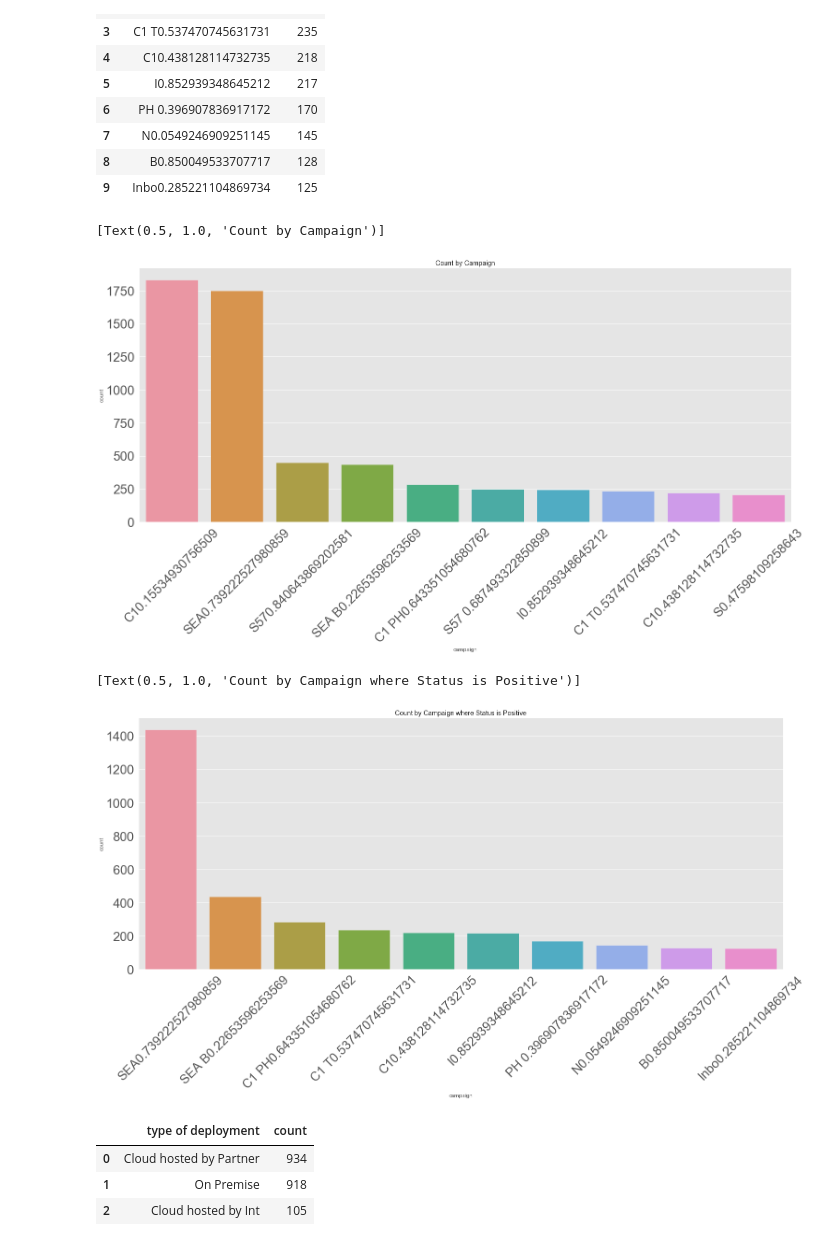
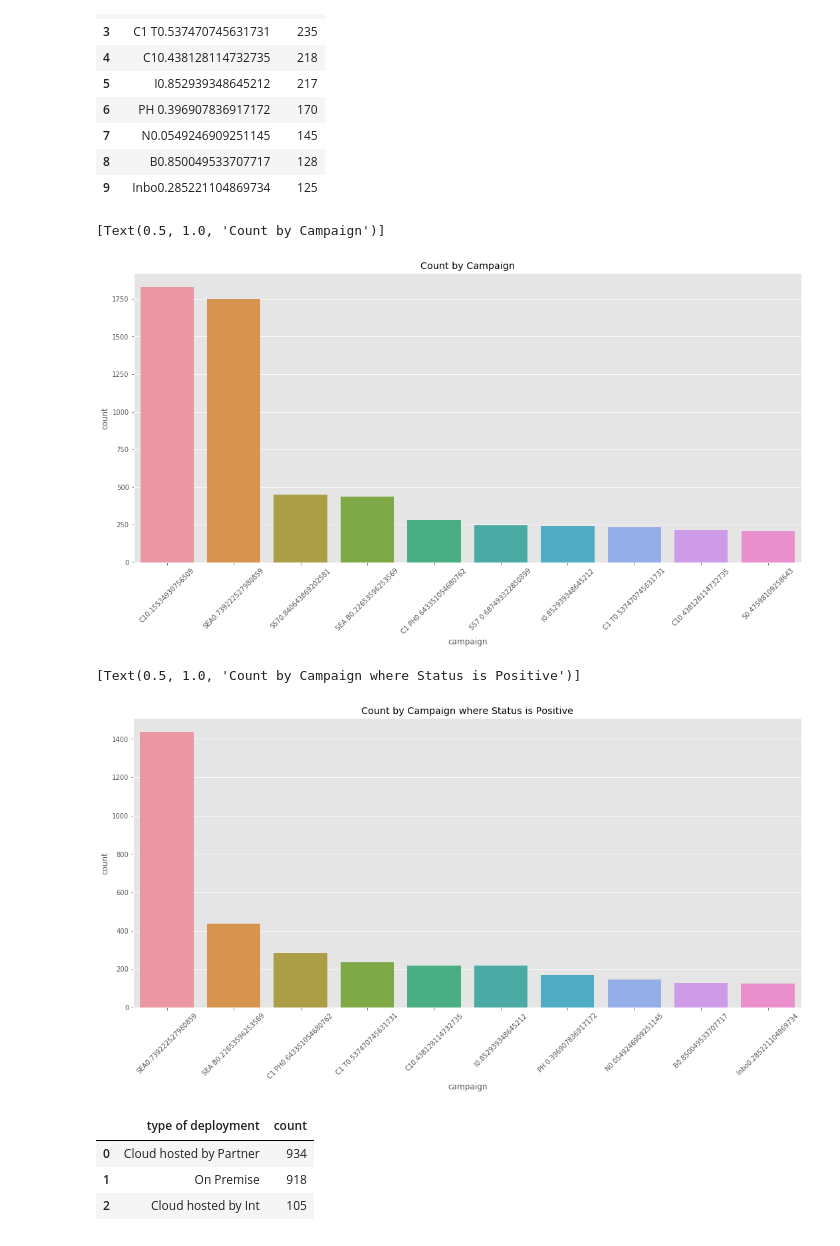
Before and after one commit to MinHyuckChoi/The-Brief, a Jupyter notebook: Section A.ipynb, the cells around one changed output. Cells and saved outputs as stored; diff of their text form; code cells hidden in the pictures.

```diff
--- a/Section A.ipynb
+++ b/Section A.ipynb
@@ -291,27 +290,27 @@ campaign_accept.head(10)
 # %%
 figure, ((ax1)) = plt.subplots(nrows=1, ncols=1)
 
 
 a=sns.barplot(data=campaign.head(10), x='campaign', y='count', ax=ax1)
 a.set_xticklabels(a.get_xticklabels(), rotation=45)
-a
+a.figure.set_size_inches(18,8)
 
 ax1.set(title="Count by Campaign")
 # %% [output]
 [Text(0.5, 1.0, 'Count by Campaign')]
-[figure, old version]
+[figure, new version]
 # %%
 figure, ((ax2)) = plt.subplots(nrows=1, ncols=1)
 
 
 b=sns.barplot(data=campaign_accept.head(10), x='campaign', y='count', ax=ax2)
 b.set_xticklabels(b.get_xticklabels(), rotation=45)
-b
+b.figure.set_size_inches(18,8)
 
 ax2.set(title="Count by Campaign where Status is Positive")
 # %% [output]
 [Text(0.5, 1.0, 'Count by Campaign where Status is Positive')]
-[figure, old version]
+[figure, new version]
 # %%
 type_of_deployment = lead['Type of Deployment'].value_counts()
 type_of_deployment = pd.DataFrame(type_of_deployment).reset_index()
```
Also changed, not shown: parts of 13 cells of this notebook.
